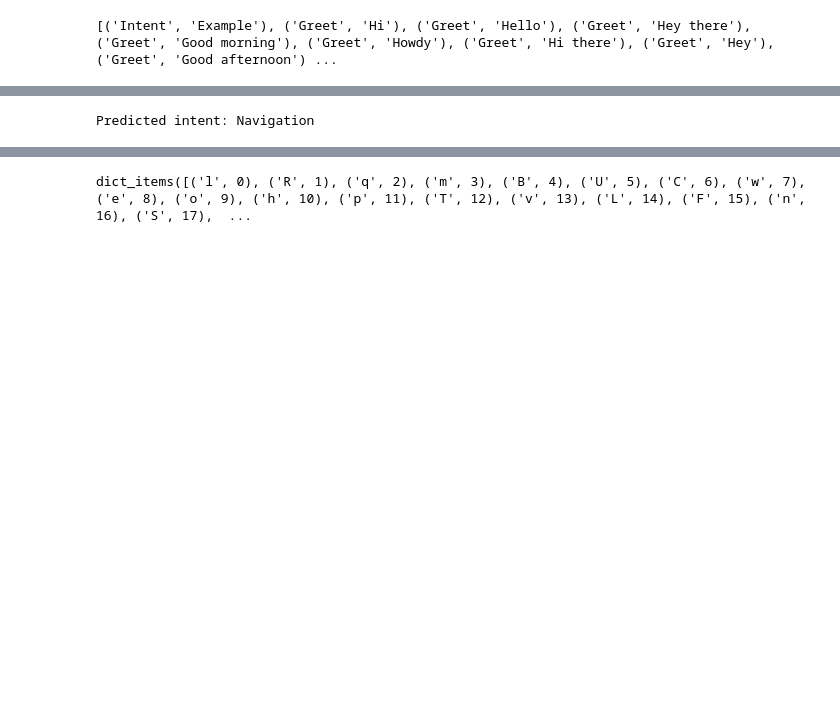
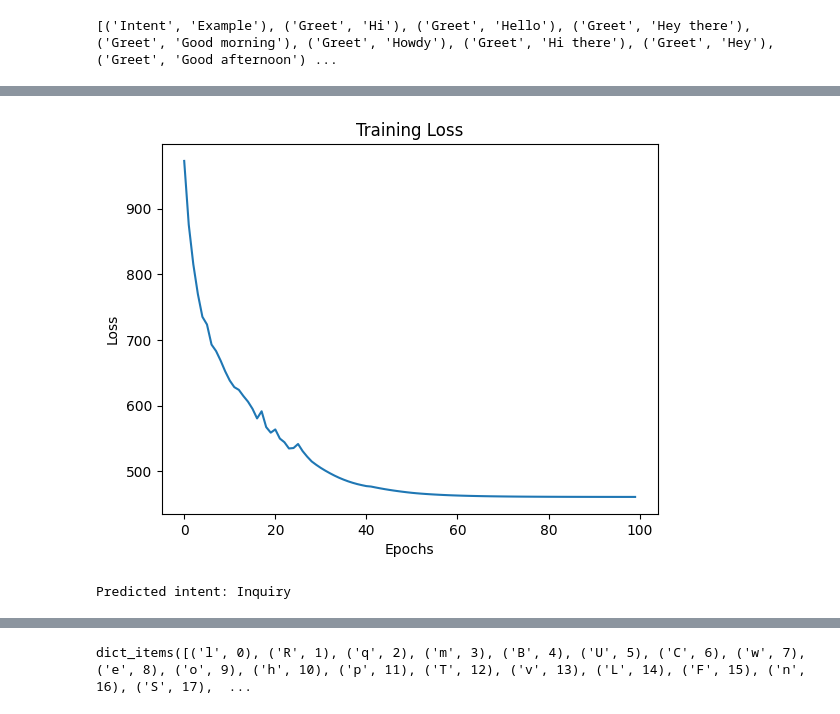
Before and after one commit to Savith-02/notebooks, a Jupyter notebook: rnn_intent_classifier/rnn_intent_classifier.ipynb, the cells around one changed output, grey strips where cells are left out. Saved outputs shown, nothing was run; the diff lists cells and outputs as text; code cells hidden in the pictures; blank space fills up the shorter version.

```diff
--- a/rnn_intent_classifier/rnn_intent_classifier.ipynb
+++ b/rnn_intent_classifier/rnn_intent_classifier.ipynb
@@ -175,0 +163,12 @@ Epoch 100/100, Loss: 536.7669018181041
+# %%
+trained_model = train_rnn(
+    model=RNN,
+    training_data=training_data,
+    intent_to_tensor=intent_to_tensor,
+    sentence_to_tensor=sentence_to_tensor,
+    device=device,
+    hidden_size=128,
+    learning_rate=0.001,
+    epochs=100
+)
+# %% [output]
@@ -176,3 +185,4 @@ Epoch 100/100, Loss: 536.7669018181041
+[figure, added]
 # %%
 # Test the model
 def predict_intent(sentence):
@@ -183,9 +193,9 @@ def predict_intent(sentence):
         return predicted_intent
 
 # Example usage
-test_sentence = "byeee next time"
+test_sentence = "How are you?"
 print("Predicted intent:", predict_intent(test_sentence))
 # %% [output]
-Predicted intent: Navigation
+Predicted intent: Inquiry
 # %%
 # all_intents
```
Also changed, not shown: parts of 5 cells of this notebook.
